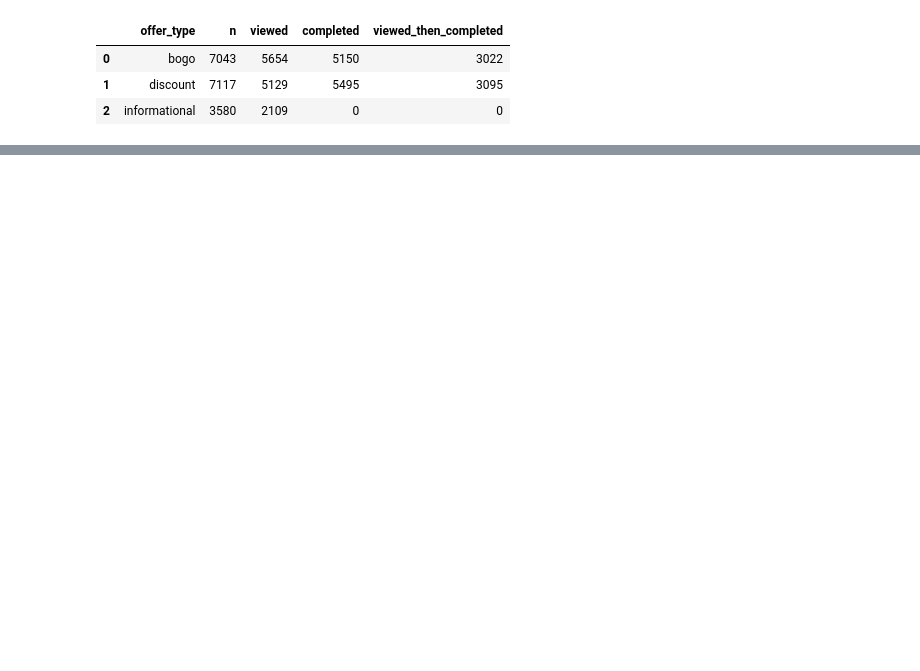
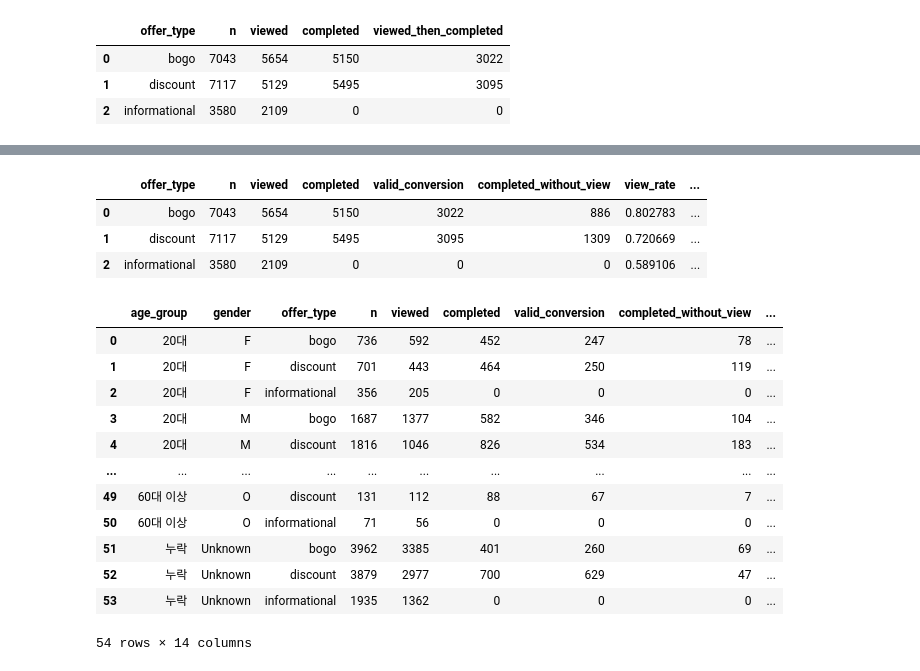
Before and after one commit to rladbstj56/practice_project, a Jupyter notebook: chanhui_EDA/final_analysis/Final_analysis1-4.ipynb, the cells around one changed output, grey strips where cells are left out. Saved outputs shown, nothing was run; the diff lists cells and outputs as text; code cells hidden in the pictures; blank space fills up the shorter version.

```diff
--- a/chanhui_EDA/final_analysis/Final_analysis1-4.ipynb
+++ b/chanhui_EDA/final_analysis/Final_analysis1-4.ipynb
@@ -338,0 +386,76 @@ offer_seg
+# %%
+target_df = df[
+    (df['age_group'].isin(['50대', '60대 이상'])) &
+    (df['income_group'].isin(['7.5-10만', '10만 이상']))
+].copy()
+
+offer_seg = (
+    target_df.groupby('offer_type')
+    .agg(
+        n=('customer_id', 'count'),
+        viewed=('is_viewed', 'sum'),
+        completed=('is_completed', 'sum'),
+        valid_conversion=('is_valid_conversion', 'sum'),
+        completed_without_view=('is_completed_without_view', 'sum')
+    )
+    .reset_index()
+)
+
+offer_seg['view_rate'] = offer_seg['viewed'] / offer_seg['n']
+offer_seg['valid_conversion_rate_per_received'] = offer_seg['valid_conversion'] / offer_seg['n']
+offer_seg['valid_conversion_rate_per_viewed'] = offer_seg['valid_conversion'] / offer_seg['viewed']
+offer_seg['completed_without_view_ratio'] = offer_seg['completed_without_view'] / offer_seg['completed']
+offer_seg
+# %% [output]
+|  | offer_type | n | viewed | completed | valid_conversion | completed_without_view | view_rate | ... |
+| 0 | bogo | 7043 | 5654 | 5150 | 3022 | 886 | 0.802783 | ... |
+| 1 | discount | 7117 | 5129 | 5495 | 3095 | 1309 | 0.720669 | ... |
+| 2 | informational | 3580 | 2109 | 0 | 0 | 0 | 0.589106 | ... |
+# %%
+# -----------------------------------
+# 4) 연령대 + 성별 조합별 오퍼타입 성과 비교
+# -----------------------------------
+
+age_gender_offer_seg = (
+    df.groupby(['age_group', 'gender', 'offer_type'])
+    .agg(
+        n=('customer_id', 'count'),
+        viewed=('is_viewed', 'sum'),
+        completed=('is_completed', 'sum'),
+        valid_conversion=('is_valid_conversion', 'sum'),
+        completed_without_view=('is_completed_without_view', 'sum'),
+        view_only_dropout=('is_view_only_dropout', 'sum')
+    )
+    .reset_index()
+)
+
+# 비율 계산
+age_gender_offer_seg['view_rate'] = age_gender_offer_seg['viewed'] / age_gender_offer_seg['n']
+age_gender_offer_seg['valid_conversion_rate_per_received'] = (
+    age_gender_offer_seg['valid_conversion'] / age_gender_offer_seg['n']
+)
+age_gender_offer_seg['valid_conversion_rate_per_viewed'] = (
+    age_gender_offer_seg['valid_conversion'] / age_gender_offer_seg['viewed']
+)
+age_gender_offer_seg['completed_without_view_ratio'] = (
+    age_gender_offer_seg['completed_without_view'] / age_gender_offer_seg['completed']
+)
+age_gender_offer_seg['dropout_after_view_ratio'] = (
+    age_gender_offer_seg['view_only_dropout'] / age_gender_offer_seg['viewed']
+)
+
+age_gender_offer_seg
+# %% [output]
+|  | age_group | gender | offer_type | n | viewed | completed | valid_conversion | completed_without_view | ... |
+| 0 | 20대 | F | bogo | 736 | 592 | 452 | 247 | 78 | ... |
+| 1 | 20대 | F | discount | 701 | 443 | 464 | 250 | 119 | ... |
+| 2 | 20대 | F | informational | 356 | 205 | 0 | 0 | 0 | ... |
+| 3 | 20대 | M | bogo | 1687 | 1377 | 582 | 346 | 104 | ... |
+| 4 | 20대 | M | discount | 1816 | 1046 | 826 | 534 | 183 | ... |
+| ... | ... | ... | ... | ... | ... | ... | ... | ... | ... |
+| 49 | 60대 이상 | O | discount | 131 | 112 | 88 | 67 | 7 | ... |
+| 50 | 60대 이상 | O | informational | 71 | 56 | 0 | 0 | 0 | ... |
+| 51 | 누락 | Unknown | bogo | 3962 | 3385 | 401 | 260 | 69 | ... |
+| 52 | 누락 | Unknown | discount | 3879 | 2977 | 700 | 629 | 47 | ... |
+| 53 | 누락 | Unknown | informational | 1935 | 1362 | 0 | 0 | 0 | ... |
+54 rows × 14 columns
```
Also changed, not shown: parts of 5 cells of this notebook.
